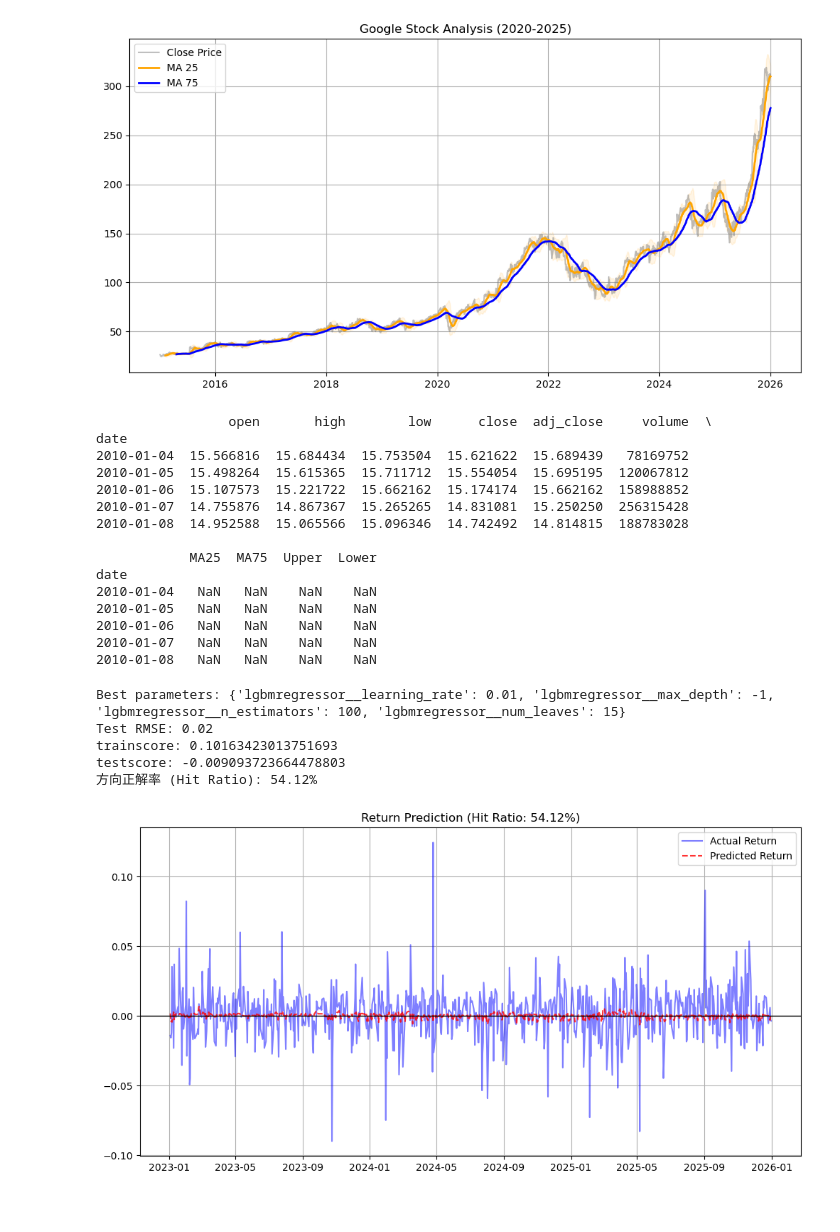
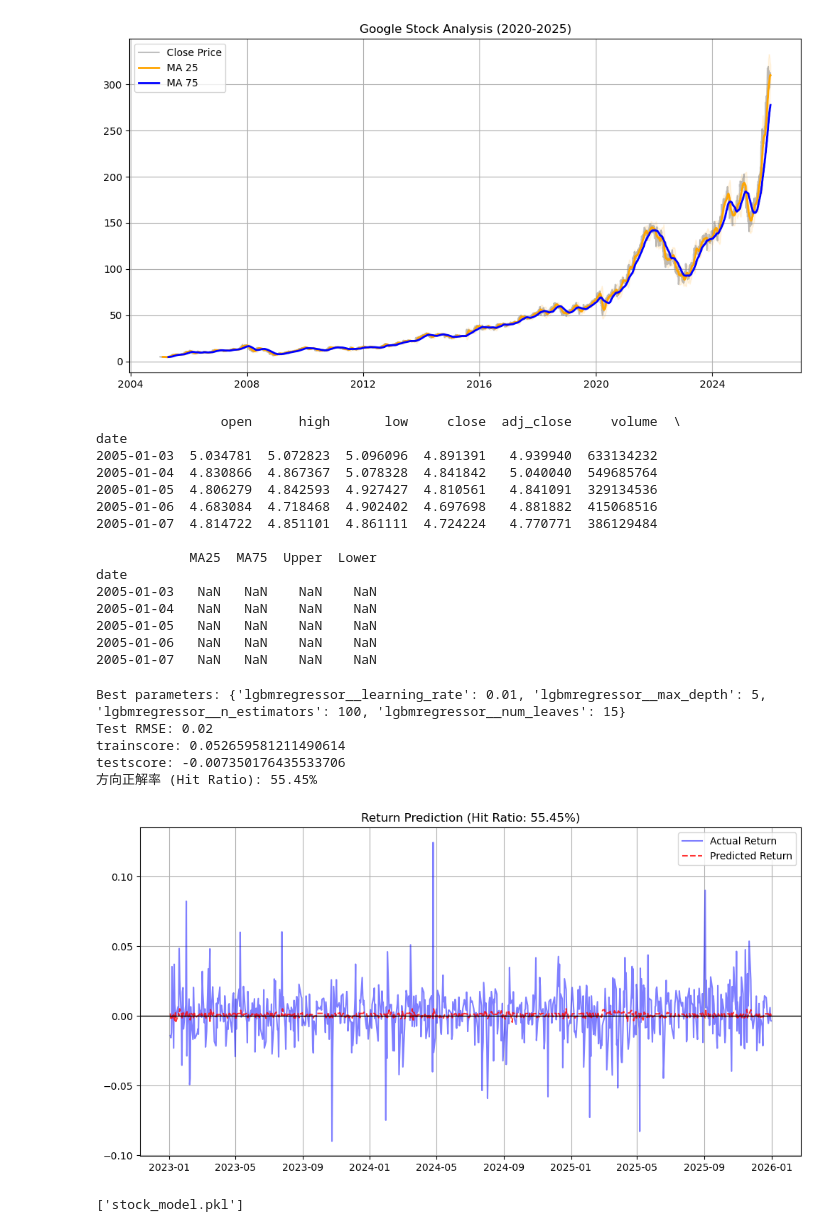
Before and after one commit to hayato2001103012-cell/invest, a Jupyter notebook: 株価予想モデル.ipynb, the cells around one changed output. Saved outputs shown, nothing was run; the diff lists cells and outputs as text; code cells hidden in the pictures.

```diff
--- a/株価予想モデル.ipynb
+++ b/株価予想モデル.ipynb
@@ -26,70 +33,55 @@ dtypes: float64(5), int64(1), object(1)
 memory usage: 294.2+ KB
 None
 # %%
-import pandas as pd
-import matplotlib.pyplot as plt
-
-# 1. データを読み込む
 df = pd.read_csv('google.csv')
-
 # 2. 日付を「日付型」に変換して、「インデックス（行の見出し）」にセットする
 # ★ここがさっき抜けていたか、リセットされていた重要な部分です！
 df['date'] = pd.to_datetime(df['date'])
 df.set_index('date', inplace=True)
 
 # 3. 直近5年分（2020年以降）に絞る
 # 今、インデックスが日付になったので、この比較が動くようになります！
-df_recent = df[df.index >= '2015-01-01'].copy()
+df_recent = df[df.index >= '2005-01-01'].copy()
 
 # 4. テクニカル指標の計算
 df_recent['MA25'] = df_recent['close'].rolling(window=25).mean()
 df_recent['MA75'] = df_recent['close'].rolling(window=75).mean()
 sigma = df_recent['close'].rolling(window=25).std()
 df_recent['Upper'] = df_recent['MA25'] + 2 * sigma
 df_recent['Lower'] = df_recent['MA25'] - 2 * sigma
 
 # 5. グラフを描く
 plt.figure(figsize=(12, 6))
 plt.plot(df_recent.index, df_recent['close'], label='Close Price', color='gray', alpha=0.5)
 plt.plot(df_recent.index, df_recent['MA25'], label='MA 25', color='orange', linewidth=2)
 plt.plot(df_recent.index, df_recent['MA75'], label='MA 75', color='blue', linewidth=2)
 plt.fill_between(df_recent.index, df_recent['Upper'], df_recent['Lower'], color='orange', alpha=0.1)
 
 plt.title('Google Stock Analysis (2020-2025)')
 plt.legend()
 plt.grid(True)
 plt.show()
 # %% [output]
-[figure, old version]
+[figure, new version]
 # %%
 print(df_recent.head())
 # %% [output]
-                 open       high        low      close  adj_close     volume  \
+                open      high       low     close  adj_close     volume  \
 date
-2010-01-04  15.566816  15.684434  15.753504  15.621622  15.689439   78169752
-2010-01-05  15.498264  15.615365  15.711712  15.554054  15.695195  120067812
-2010-01-06  15.107573  15.221722  15.662162  15.174174  15.662162  158988852
-2010-01-07  14.755876  14.867367  15.265265  14.831081  15.250250  256315428
-2010-01-08  14.952588  15.065566  15.096346  14.742492  14.814815  188783028
+2005-01-03  5.034781  5.072823  5.096096  4.891391   4.939940  633134232
+2005-01-04  4.830866  4.867367  5.078328  4.841842   5.040040  549685764
+2005-01-05  4.806279  4.842593  4.927427  4.810561   4.841091  329134536
+2005-01-06  4.683084  4.718468  4.902402  4.697698   4.881882  415068516
+2005-01-07  4.814722  4.851101  4.861111  4.724224   4.770771  386129484
 
             MA25  MA75  Upper  Lower
 date
-2010-01-04   NaN   NaN    NaN    NaN
-2010-01-05   NaN   NaN    NaN    NaN
-2010-01-06   NaN   NaN    NaN    NaN
-2010-01-07   NaN   NaN    NaN    NaN
-2010-01-08   NaN   NaN    NaN    NaN
+2005-01-03   NaN   NaN    NaN    NaN
+2005-01-04   NaN   NaN    NaN    NaN
+2005-01-05   NaN   NaN    NaN    NaN
+2005-01-06   NaN   NaN    NaN    NaN
+2005-01-07   NaN   NaN    NaN    NaN
 # %%
-from sklearn.model_selection import train_test_split
-from sklearn.ensemble import RandomForestRegressor
-from sklearn.metrics import mean_squared_error
-from sklearn.pipeline import make_pipeline
-from sklearn.preprocessing import StandardScaler
-from sklearn.model_selection import TimeSeriesSplit, cross_validate
-from sklearn.model_selection import GridSearchCV
-import lightgbm as lgb
-# --- ここを変えるだけで劇的に変わります！ ---
-
 # 1. 目的変数を「価格」ではなく「対数収益率（変化率）」にする
 # pct_change() で「昨日より何%変わったか」を計算します
 df_recent['return'] = df_recent['close'].pct_change()
@@ -170,8 +162,6 @@ rmse = np.sqrt(mse)
 print(f"Test RMSE: {rmse:.2f}")
 print("trainscore:", best_model.score(X_train, y_train))
 print("testscore:", best_model.score(X_test, y_test))
-import pandas as pd
-import matplotlib.pyplot as plt
 from sklearn.metrics import accuracy_score
 
 # 1. 「数値」を「プラスかマイナスか」に変換する
@@ -196,9 +186,14 @@ plt.legend()
 plt.grid(True)
 plt.show()
 # %% [output]
-Best parameters: {'lgbmregressor__learning_rate': 0.01, 'lgbmregressor__max_depth': -1, 'lgbmregressor__n_estimators': 100, 'lgbmregressor__num_leaves': 15}
+Best parameters: {'lgbmregressor__learning_rate': 0.01, 'lgbmregressor__max_depth': 5, 'lgbmregressor__n_estimators': 100, 'lgbmregressor__num_leaves': 15}
 Test RMSE: 0.02
-trainscore: 0.10163423013751693
-testscore: -0.009093723664478803
-方向正解率 (Hit Ratio): 54.12%
+trainscore: 0.052659581211490614
+testscore: -0.007350176435533706
+方向正解率 (Hit Ratio): 55.45%
-[figure, old version]
+[figure, new version]
+# %%
+import joblib
+joblib.dump(best_model, 'stock_model.pkl')
+# %% [output]
+['stock_model.pkl']
```
Also changed, not shown: parts of 1 cell of this notebook, 3 other files.
